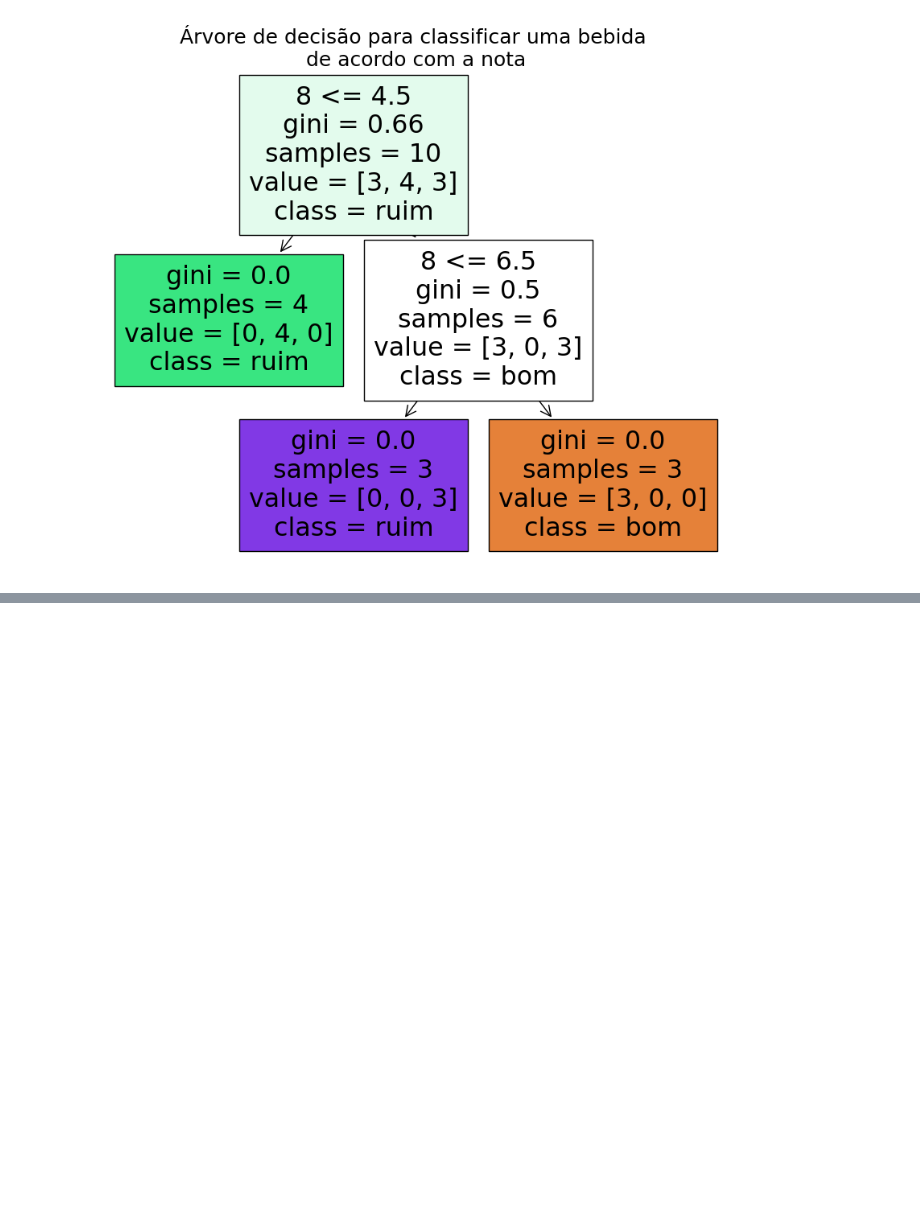
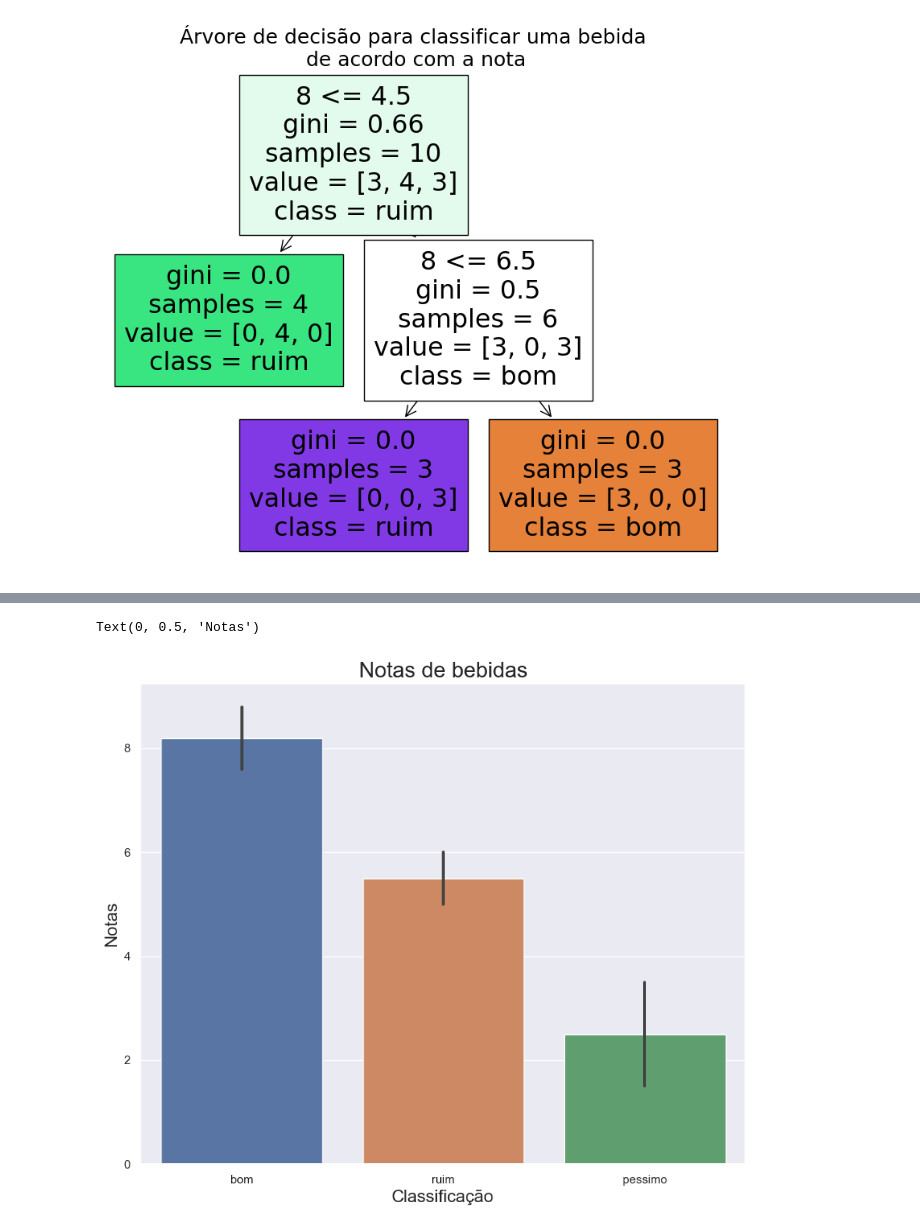
Before and after one commit to danielvieira95/Intelig-ncia-Artificial-e-Big-Data--2-2024, a Jupyter notebook: TurmaB/Aula06/codigoexemplo1.ipynb, the cells around one changed output, grey strips where cells are left out. Drawn from its saved outputs; the diff is of its cells as text; code cells hidden in the pictures; blank space fills up the shorter version.

```diff
--- a/TurmaB/Aula06/codigoexemplo1.ipynb
+++ b/TurmaB/Aula06/codigoexemplo1.ipynb
@@ -59,0 +77,10 @@ plt.show()
+# %%
+# gráfico de barras
+plt.figure(figsize=(10,8))
+sns.barplot(y=notas, x = classes)
+plt.title('Notas de bebidas',fontsize=20)
+plt.xlabel('Classificação',fontsize=16)
+plt.ylabel('Notas',fontsize=16)
+# %% [output]
+Text(0, 0.5, 'Notas')
+[figure, added]
```
Also changed, not shown: parts of 3 cells of this notebook.
